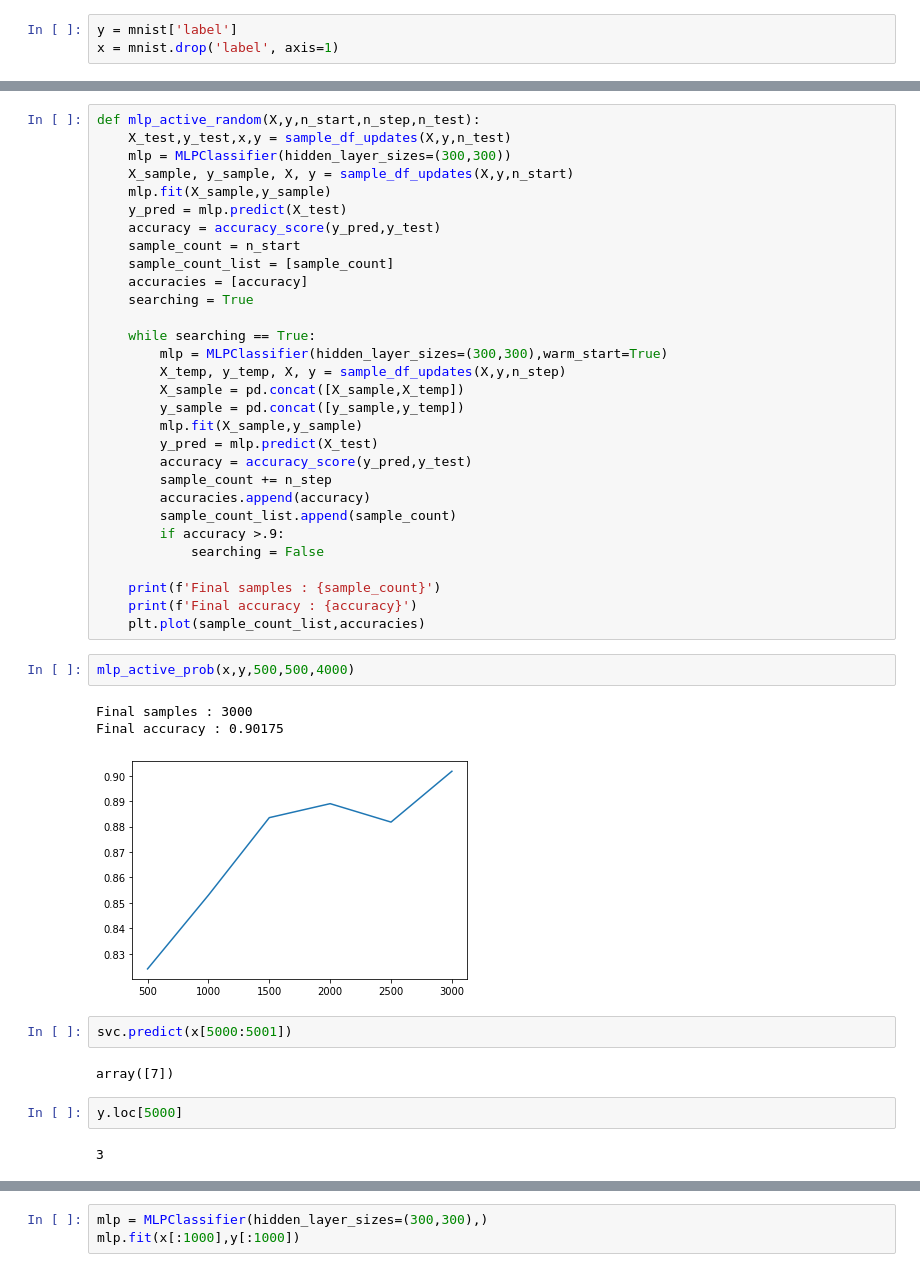
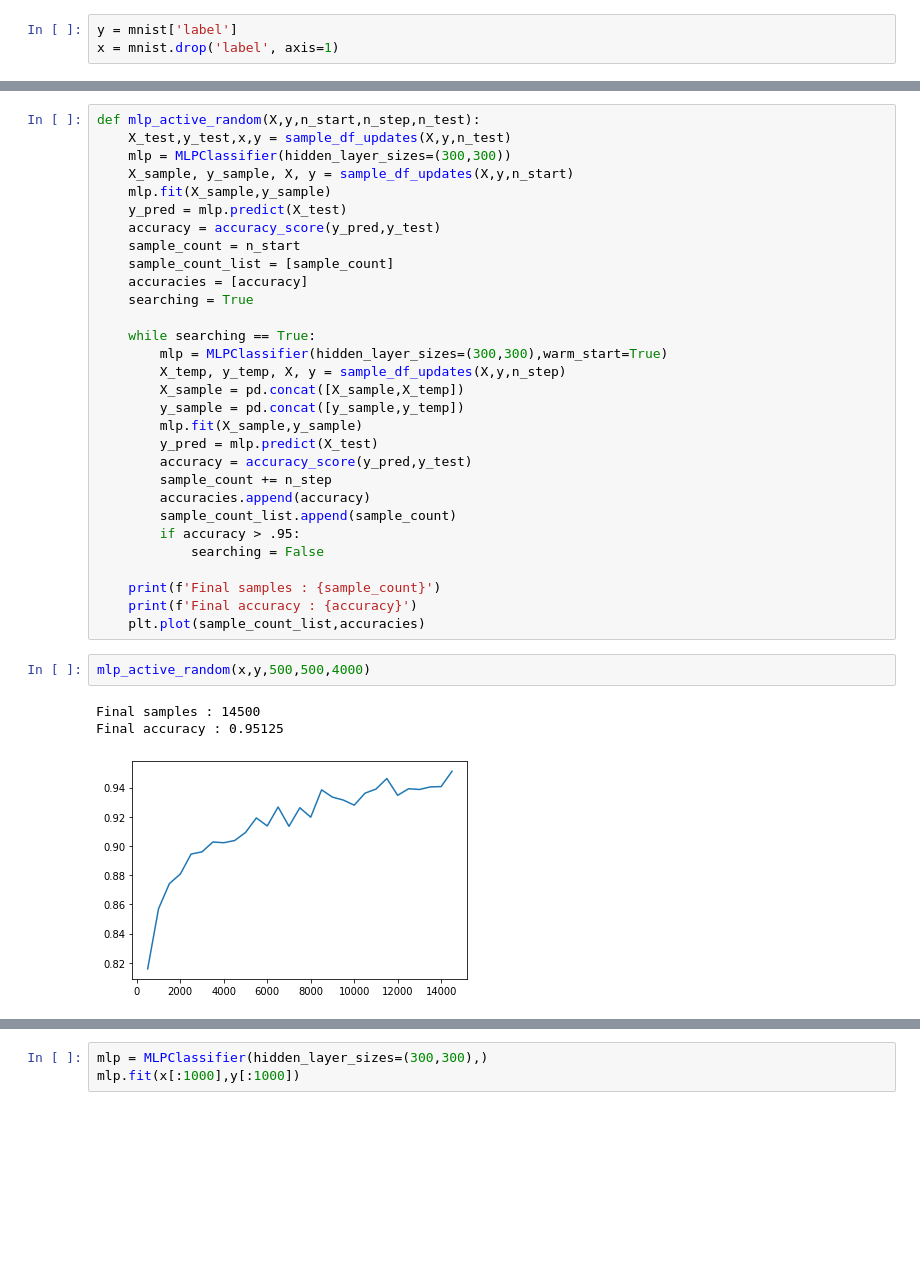
Before and after one commit to max-miller/ds_ground_up, a Jupyter notebook: active_learning/active_learning.ipynb, the cells around one changed output, grey strips where cells are left out. Drawn from its saved outputs; the diff is of its cells as text; blank space fills up the shorter version.

Commit message:
Worked through numerous active learning example issues for MNIST example

```diff
--- a/active_learning/active_learning.ipynb
+++ b/active_learning/active_learning.ipynb
@@ -57,23 +67,15 @@ def mlp_active_random(X,y,n_start,n_step,n_test):
         sample_count += n_step
         accuracies.append(accuracy)
         sample_count_list.append(sample_count)
-        if accuracy >.9:
+        if accuracy > .95:
             searching = False
 
     print(f'Final samples : {sample_count}')
     print(f'Final accuracy : {accuracy}')
     plt.plot(sample_count_list,accuracies)
 # %%
-mlp_active_prob(x,y,500,500,4000)
+mlp_active_random(x,y,500,500,4000)
 # %% [output]
-Final samples : 3000
-Final accuracy : 0.90175
+Final samples : 14500
+Final accuracy : 0.95125
-[figure, old version]
+[figure, new version]
-# %%
-svc.predict(x[5000:5001])
-# %% [output]
-array([7])
-# %%
-y.loc[5000]
-# %% [output]
-3
```
Also changed, not shown: parts of 33 cells of this notebook.
